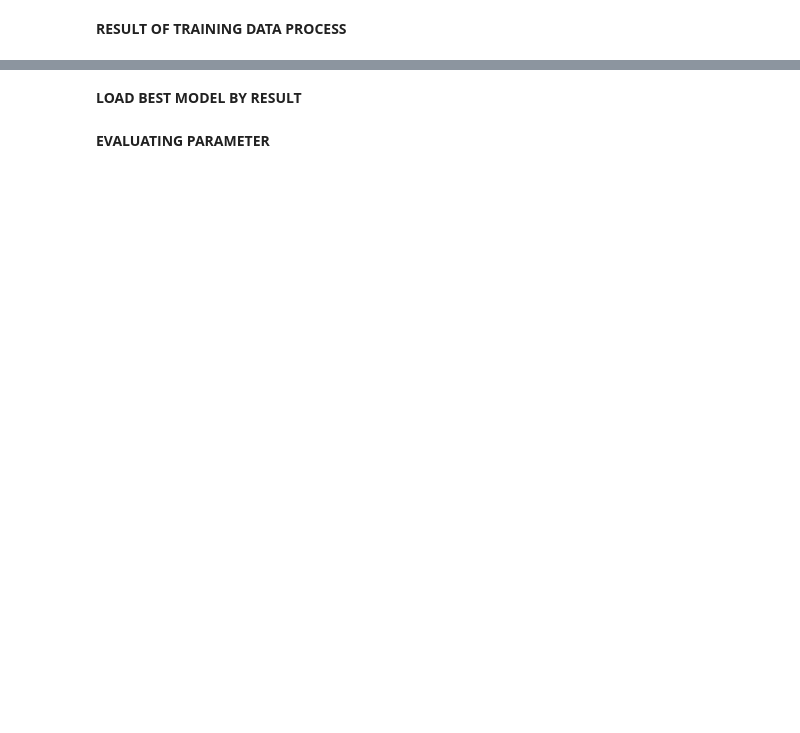
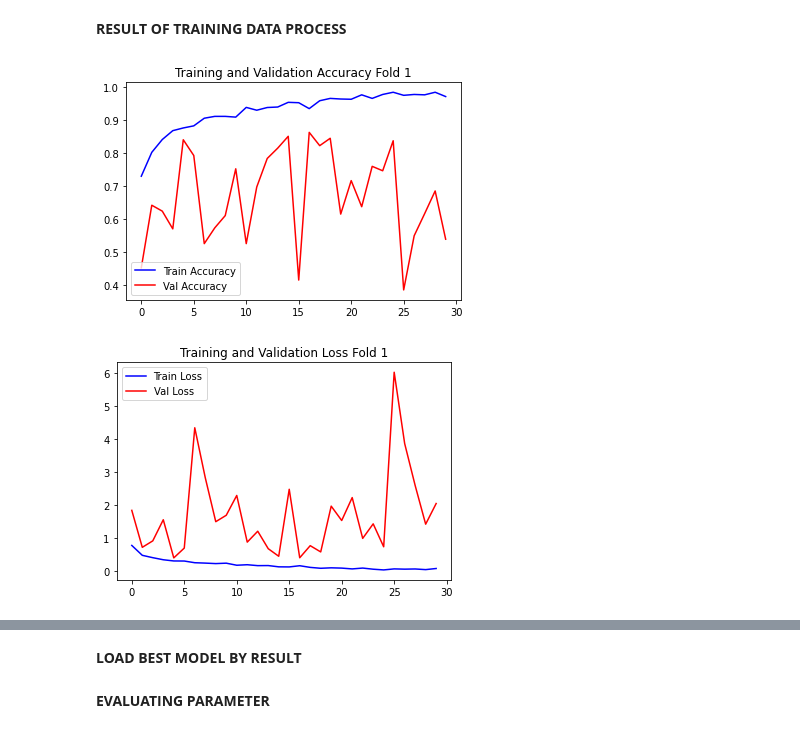
Before and after one commit to avishatr/TA, a Jupyter notebook: alexnet-corn-or-maize-disease-detectection.ipynb, the cells around one changed output, grey strips where cells are left out. Cells and saved outputs as stored; diff of their text form; code cells hidden in the pictures; blank space fills up the shorter version.

```diff
--- a/alexnet-corn-or-maize-disease-detectection.ipynb
+++ b/alexnet-corn-or-maize-disease-detectection.ipynb
@@ -216,22 +282,25 @@ print("======="*12, end="\n\n\n")
 # %%
 #FOLD 1
 #Train and validation accuracy
 plt.title('Training and Validation Accuracy Fold 1')
 plt.plot(model_history[0].history['accuracy'], label='Train Accuracy', color='blue', )
 plt.plot(model_history[0].history['val_accuracy'], label='Val Accuracy', color='red', )
 plt.legend()
 plt.savefig("Accuracy_fold 1.jpg")
 plt.show()
 
 plt.figure()
 
 #Train and validation loss
-plt.title('Training and Validation Accuracy Fold 1')
+plt.title('Training and Validation Loss Fold 1')
 plt.plot(model_history[0].history['loss'], label='Train Loss', color='blue', )
 plt.plot(model_history[0].history['val_loss'], label='Val Loss', color='red', )
 plt.legend()
 plt.savefig("Loss_fold 1.jpg")
 plt.show()
+# %% [output]
+[figure, added]
+[figure, added]
 # %%
 #FOLD 2
 #Train and validation accuracy
```
Also changed, not shown: parts of 16 cells of this notebook.
